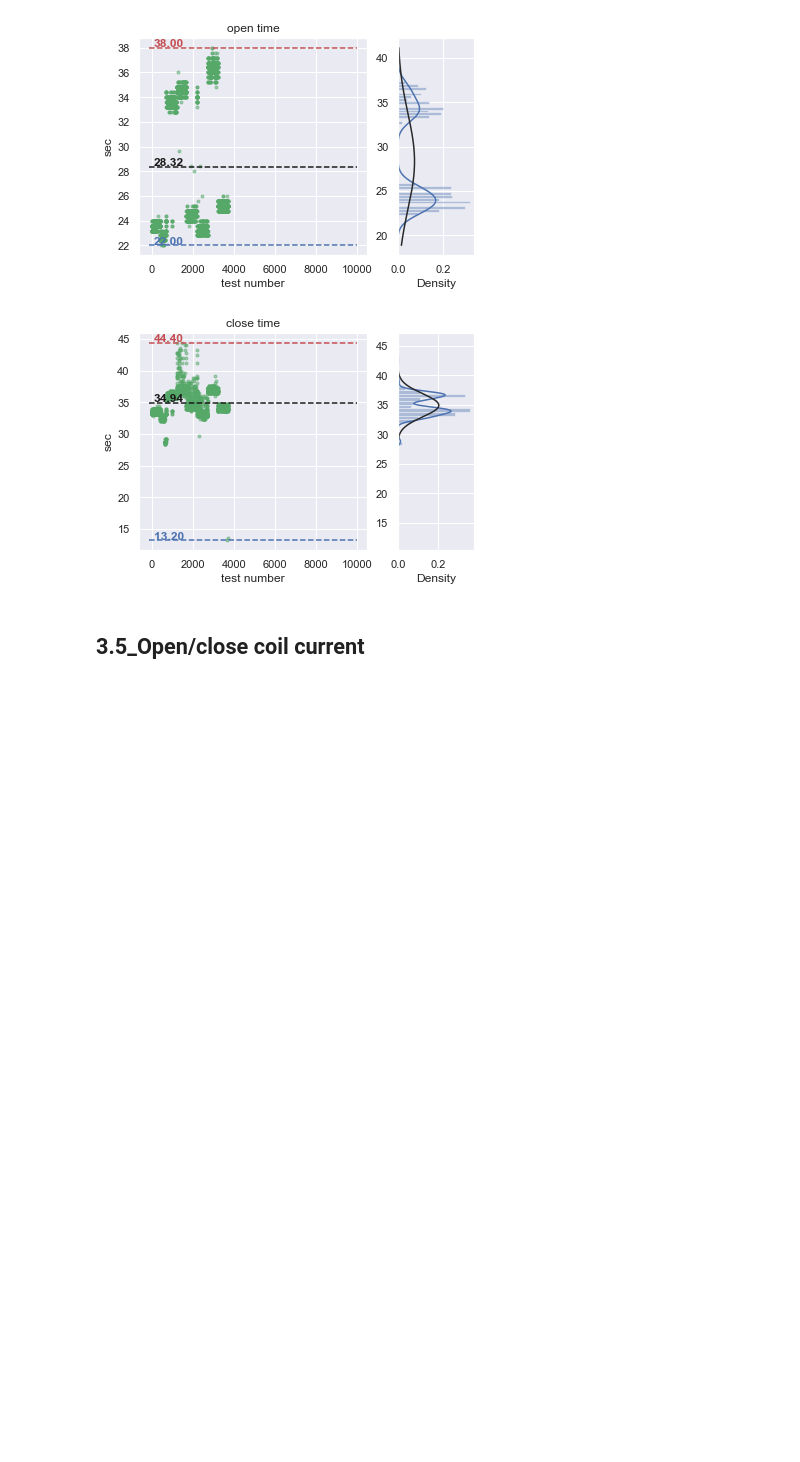
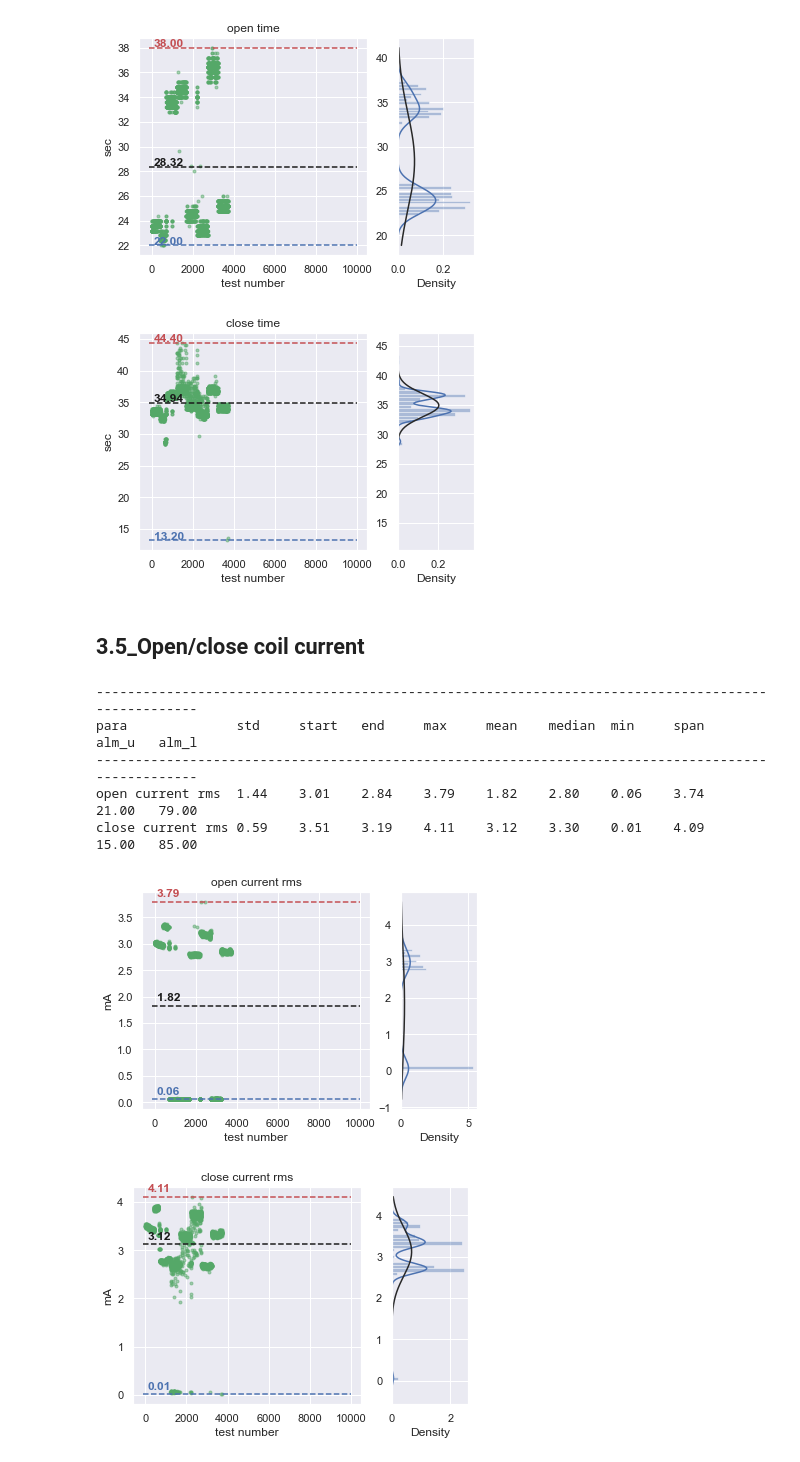
Before and after one commit to xxyql2006/ABB-SGIS-APL, a Jupyter notebook: 03_ME_test/20221122_ME_SA12_SGCC_VVV_V1_Life_Test_2023_01_11.ipynb, the cells around one changed output. Saved outputs shown, nothing was run; the diff lists cells and outputs as text; code cells hidden in the pictures; blank space fills up the shorter version.

```diff
--- a/03_ME_test/20221122_ME_SA12_SGCC_VVV_V1_Life_Test_2023_01_11.ipynb
+++ b/03_ME_test/20221122_ME_SA12_SGCC_VVV_V1_Life_Test_2023_01_11.ipynb
@@ -268,0 +290,25 @@ ME.MechOperMconfig.plot_every_2k(dir_noreclosing_washed,
+# %%
+count_motor_current = 0
+fig, ax = plt.subplots(dpi=200)
+for cur_dir, dirs, files in os.walk(dir_noreclosing_washed):
+
+    # plot motor current curve
+
+    for file in files[:]:
+        if 'current_motor' in file:
+            count_motor_current += 1
+            curve_df = pd.read_csv(os.path.join(cur_dir, file), header=0)
+            if 0.1 < np.mean(curve_df['data']) < 2:
+                ax.plot(curve_df['data'],
+                        c='g',
+                        linewidth=0.5)
+            else:
+                print('invalid curve file name:', file)
+                plt.figure()
+                plt.plot(curve_df['data'],
+                        c='g',
+                        linewidth=0.5)
+                plt.title('invalid curve {}'.format(file))
+
+ax.set_title('motor current curves, total number: {}'.format(count_motor_current))
+# print('number of motor current curves:', count_motor_current)
@@ -489,3 +642,26 @@ close time        1.96    33.44   33.14   44.40   34.94   34.40   13.20   31.20
 [figure]
 # %% [markdown]
 ## 3.5_Open/close coil current
+# %%
+print('---------------------------------------------------------------------------------------------------')
+print('{:<18}{:<8}{:<8}{:<8}{:<8}{:<8}{:<8}{:<8}{:<8}{:<8}{:<8}'.format('para', 'std',
+                                                                        'start', 'end',
+                                                                        'max', 'mean',
+                                                                        'median', 'min',
+                                                                        'span', 'alm_u',
+                                                                        'alm_l'))
+print('---------------------------------------------------------------------------------------------------')
+ME.MechOperMconfig.para_dist_plot(open_rms_arr,
+                                  title='open current rms',
+                                  ylabel='mA')
+ME.MechOperMconfig.para_dist_plot(close_rms_arr,
+                                  title='close current rms',
+                                  ylabel='mA')
+# %% [output]
+---------------------------------------------------------------------------------------------------
+para              std     start   end     max     mean    median  min     span    alm_u   alm_l
+---------------------------------------------------------------------------------------------------
+open current rms  1.44    3.01    2.84    3.79    1.82    2.80    0.06    3.74    21.00   79.00
+close current rms 0.59    3.51    3.19    4.11    3.12    3.30    0.01    4.09    15.00   85.00
+[figure, added]
+[figure, added]
```
Also changed, not shown: parts of 9 cells of this notebook, 5 other files.
